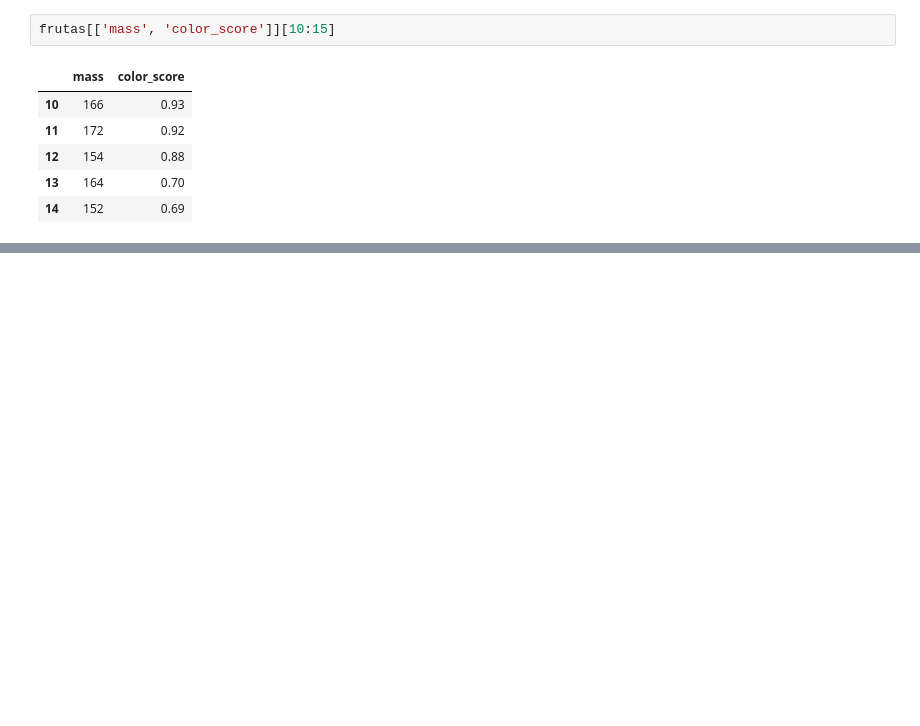
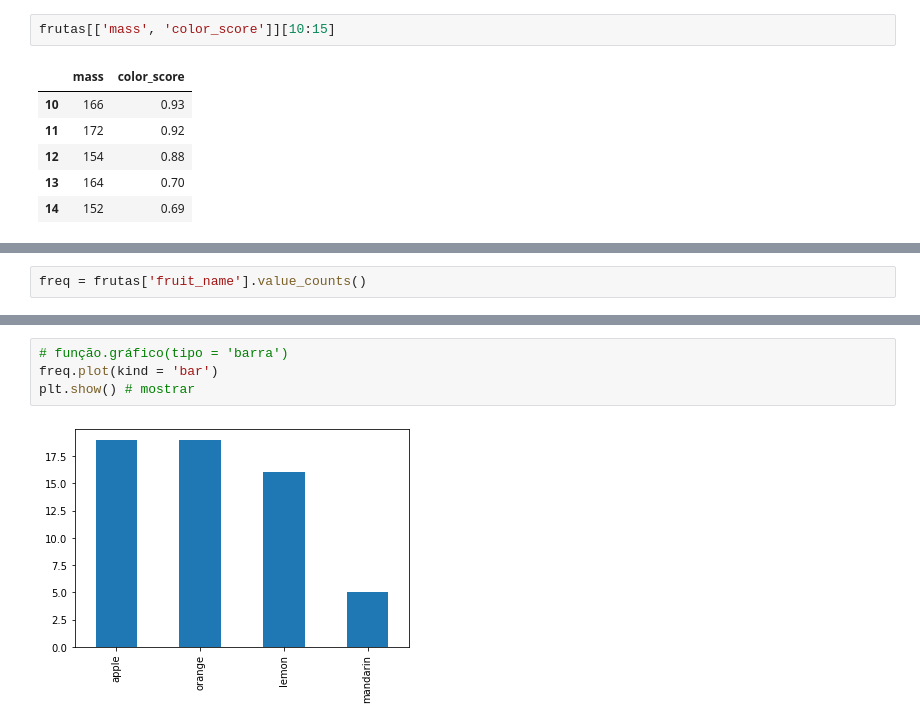
Before and after one commit to JoshuelNobre/machine-learning-lead-course, a Jupyter notebook: Aula01/1.1.ipynb, the cells around one changed output, grey strips where cells are left out. Saved outputs shown, nothing was run; the diff lists cells and outputs as text; blank space fills up the shorter version.

Commit message:
Finalizing a data visualization introduction

```diff
--- a/Aula01/1.1.ipynb
+++ b/Aula01/1.1.ipynb
@@ -127,0 +131,2 @@ frutas[['mass', 'color_score']][10:15]
+# %%
+freq = frutas['fruit_name'].value_counts()
@@ -127,0 +142,6 @@ frutas[['mass', 'color_score']][10:15]
+# %%
+# função.gráfico(tipo = 'barra')
+freq.plot(kind = 'bar')
+plt.show() # mostrar
+# %% [output]
+[figure, added]
```
Also changed, not shown: parts of 17 cells of this notebook.
